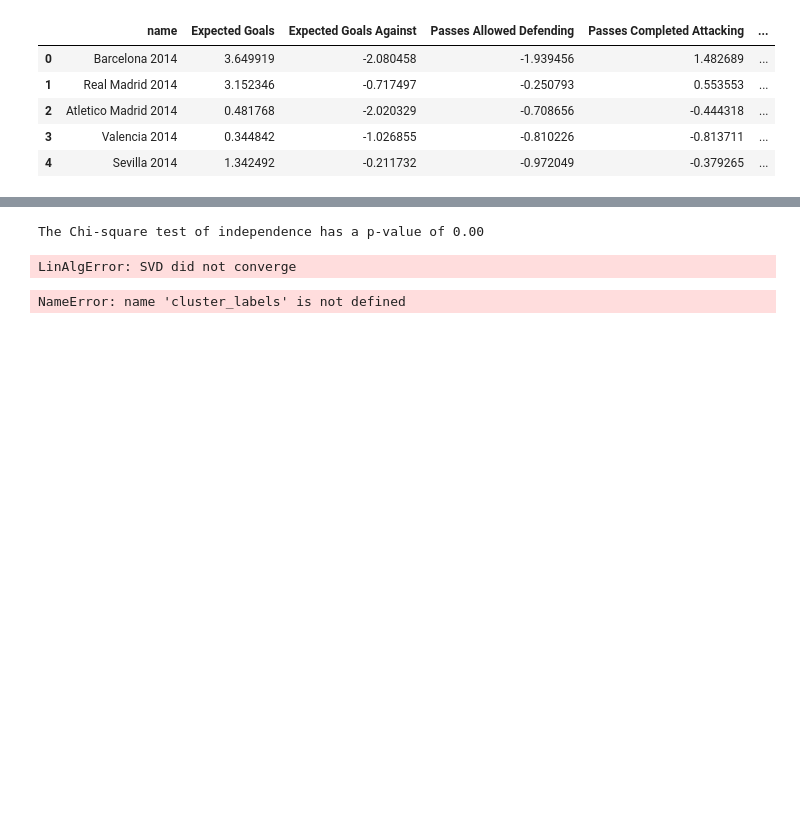
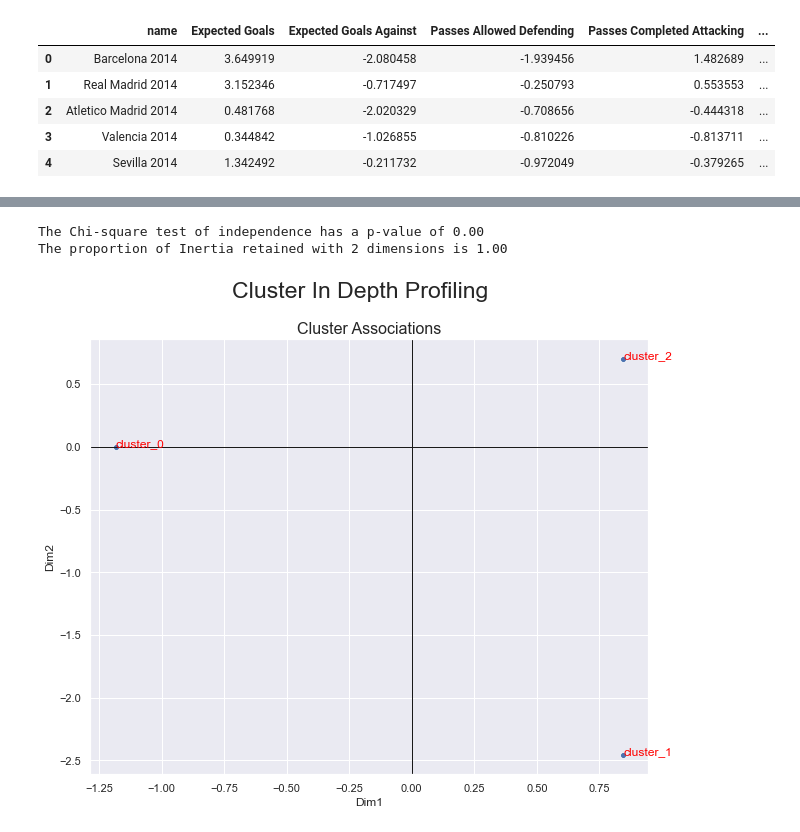
Before and after one commit to fredericojpr/Statistics-for-Data-Science-Project, a Jupyter notebook: Stats.ipynb, the cells around one changed output, grey strips where cells are left out. Drawn from its saved outputs; the diff is of its cells as text; code cells hidden in the pictures; blank space fills up the shorter version.

```diff
--- a/Stats.ipynb
+++ b/Stats.ipynb
@@ -757,37 +772,35 @@ from scipy.stats import chi2
+# %%
+ohe = OneHotEncoder()  # One-hot encode cluster labels
+mca_df = pd.DataFrame(ohe.fit_transform(df_concat.loc[:, ["kmeans labels"]]).toarray(),
+                              index=df_concat.index, columns=["cluster_0", "cluster_1", "cluster_2"])
 # %%
-mca_df = df_concat.drop('name',axis=1).copy()
-
 row_scores, _ = correspondence_analysis(mca_df, mca=True)  # Correspondence Analysis - we only need either the row or column scores as rows and columns are the same in a Burt table
-mca_cord = pd.DataFrame(row_scores, index=["cluster_0","cluster_1","cluster_2", "cluster_3"],
+mca_cord = pd.DataFrame(row_scores, index=["cluster_0","cluster_1","cluster_2"],
                          columns=["Dim1", "Dim2"])
 # %% [output]
 The Chi-square test of independence has a p-value of 0.00
+The proportion of Inertia retained with 2 dimensions is 1.00
-LinAlgError: SVD did not converge
 # %%
 # Figure
 sns.set()
-fig, (ax1, ax2) = plt.subplots(1, 2, figsize=(23, 8))
+fig, ax = plt.subplots(1,figsize=(10,8))
 
 # Traces
-pd.plotting.parallel_coordinates(centroids, "prod_som_kmeans_4cl", color=sns.color_palette(), ax=ax1)
-sns.scatterplot(x="Dim1", y="Dim2", data=mca_cord, ax=ax2)
+sns.scatterplot(x="Dim1", y="Dim2", data=mca_cord, ax=ax)
 for i in mca_cord.index:
     if "cluster" in i:
-        ax2.text(mca_cord.loc[i, "Dim1"], mca_cord.loc[i, "Dim2"], i, horizontalalignment='left', size='medium', color='red')
+        ax.text(mca_cord.loc[i, "Dim1"], mca_cord.loc[i, "Dim2"], i, horizontalalignment='left', size='medium', color='red')
     else:
-        ax2.text(mca_cord.loc[i, "Dim1"], mca_cord.loc[i, "Dim2"], i, horizontalalignment='left', size='medium', color='black')
+        ax.text(mca_cord.loc[i, "Dim1"], mca_cord.loc[i, "Dim2"], i, horizontalalignment='left', size='medium', color='black')
 
 #Layout
 handles, _ = ax1.get_legend_handles_labels()
 cluster_labels = ["Cluster {}".format(i) for i in range(len(handles))]
-ax1.legend(handles, cluster_labels)
-ax1.axhline(color="black", linestyle="--")
-ax1.set_title("Cluster Centroids", fontsize=16)
-ax2.axhline(y=0, color='k', linewidth=1)
-ax2.axvline(x=0, color='k', linewidth=1)
-ax2.set_title("Cluster Associations", fontsize=16)
+ax.axhline(y=0, color='k', linewidth=1)
+ax.axvline(x=0, color='k', linewidth=1)
+ax.set_title("Cluster Associations", fontsize=16)
 plt.suptitle("Cluster In Depth Profiling", fontsize=23)
 
 plt.show()
 # %% [output]
-NameError: name 'cluster_labels' is not defined
+[figure, added]
```
Also changed, not shown: parts of 5 cells of this notebook.
